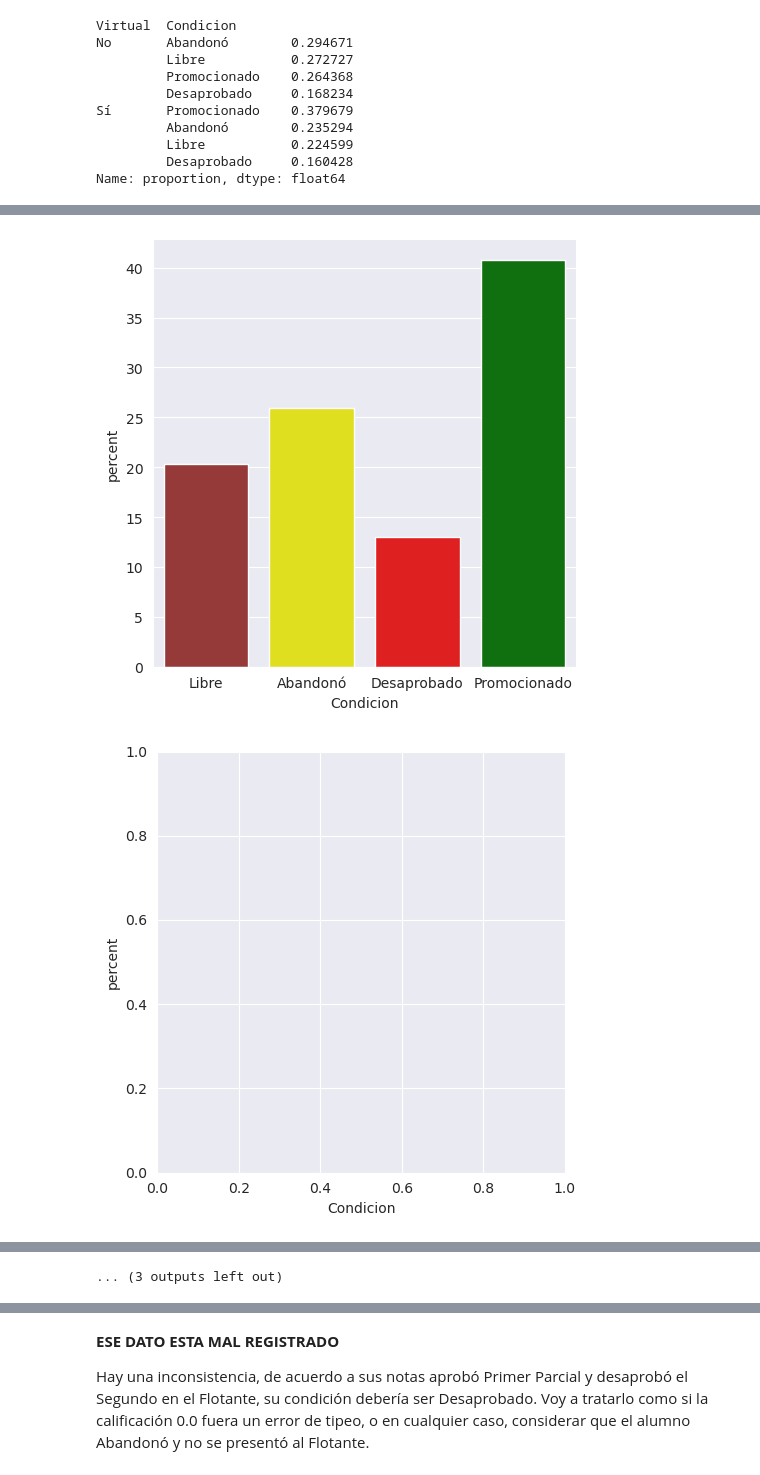
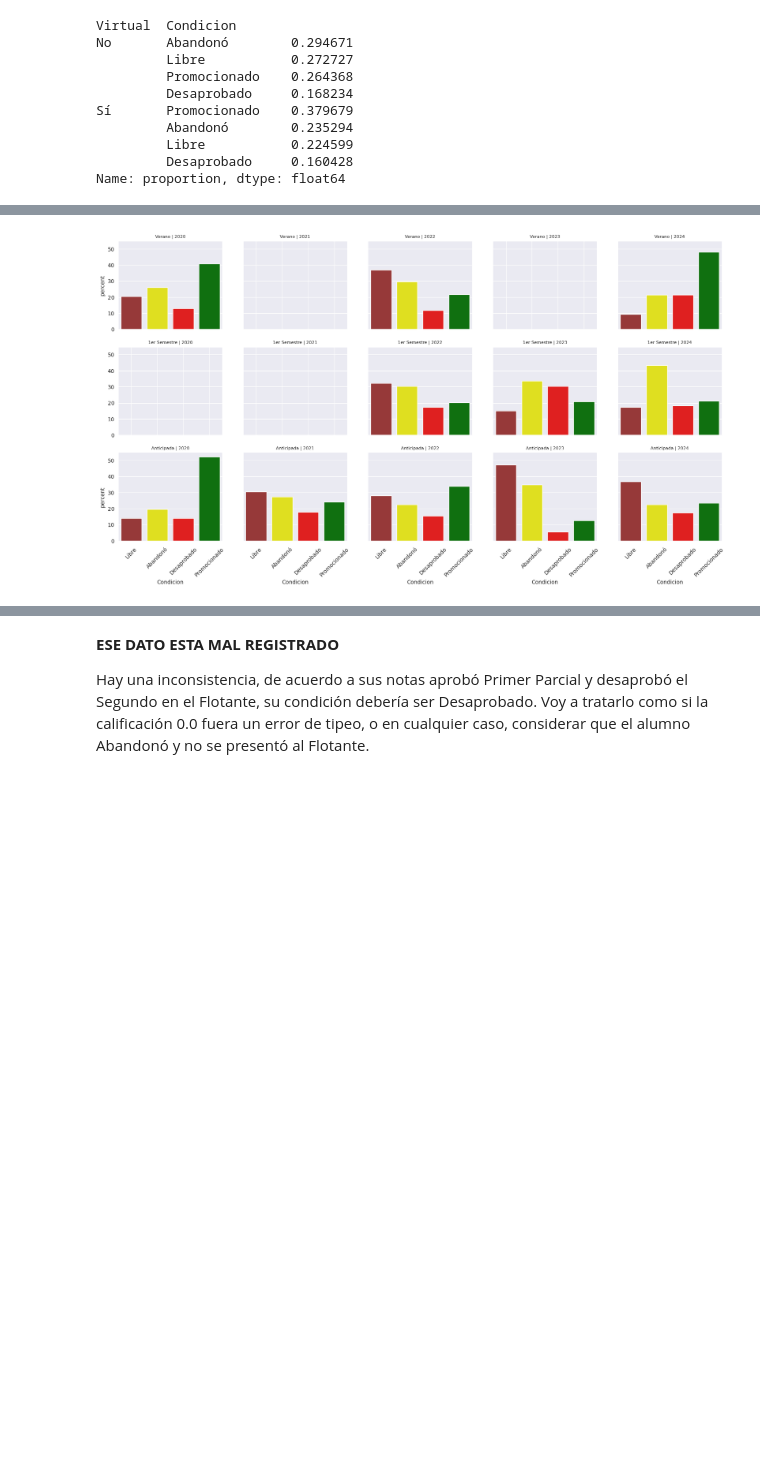
Before and after one commit to juanjogervasio/Intro-courses-analysis, a Jupyter notebook: Mate_PI_Analysis.ipynb, the cells around one changed output, grey strips where cells are left out. Cells and saved outputs as stored; diff of their text form; code cells hidden in the pictures; blank space fills up the shorter version.

```diff
--- a/Mate_PI_Analysis.ipynb
+++ b/Mate_PI_Analysis.ipynb
@@ -200,7 +180,7 @@ def filtered_data(data, año, tipo_cursada):
     año : integer
         Year to filter, from 2020 to 2024
     tipo_cursada : string
-        Options: Verano, Intensiva, 1er Semestre
+        Options: Verano, Anticipada, 1er Semestre
     Returns
     -------
     pandas DataFrame
@@ -208,10 +188,18 @@ def filtered_data(data, año, tipo_cursada):
     """
     return data[ (data["Año"] == año) & (data["Tipo_Cursada"] == tipo_cursada)]
 # %%
-for año in range(2020, 2025, 1):
-    for cursada in ["Verano", "1er Semestre", "Intensiva"]:
-        data = filtered_data(mate_pi, año, cursada)
-        sns.catplot(data=data, x="Condicion", kind="count", stat="percent", palette=["brown", "yellow", "red", "green"], hue="Condicion", legend=False )
+# Plotting the percentages of all the courses
+años = range(2020,2025,1)
+cursadas = ["Verano", "1er Semestre", "Anticipada"]
+
+fig, axs = plt.subplots(nrows = len(cursadas), ncols = len(años), figsize=(20,10), sharex=True, sharey=True)
+
+for año in range(len(años)):
+    for cursada in range(len(cursadas)):
+        data = filtered_data(mate_pi, años[año], cursadas[cursada])
+        sns.countplot(data=data, x="Condicion", stat="percent", palette=["brown", "yellow", "red", "green"], hue="Condicion", legend=False, ax=axs[cursada, año] )
+        axs[cursada, año].set_title(f"{cursadas[cursada]} | {años[año]}", size=8)
+        axs[cursada, año].tick_params(axis="x", size=7,rotation=45)
+plt.show()
 # %% [output]
-[figure, old version]
+[figure, new version]
-[figure, removed]
@@ -228 +205,0 @@ for año in range(2020, 2025, 1):
-... (3 outputs left out)
```
Also changed, not shown: parts of 27 cells of this notebook.
